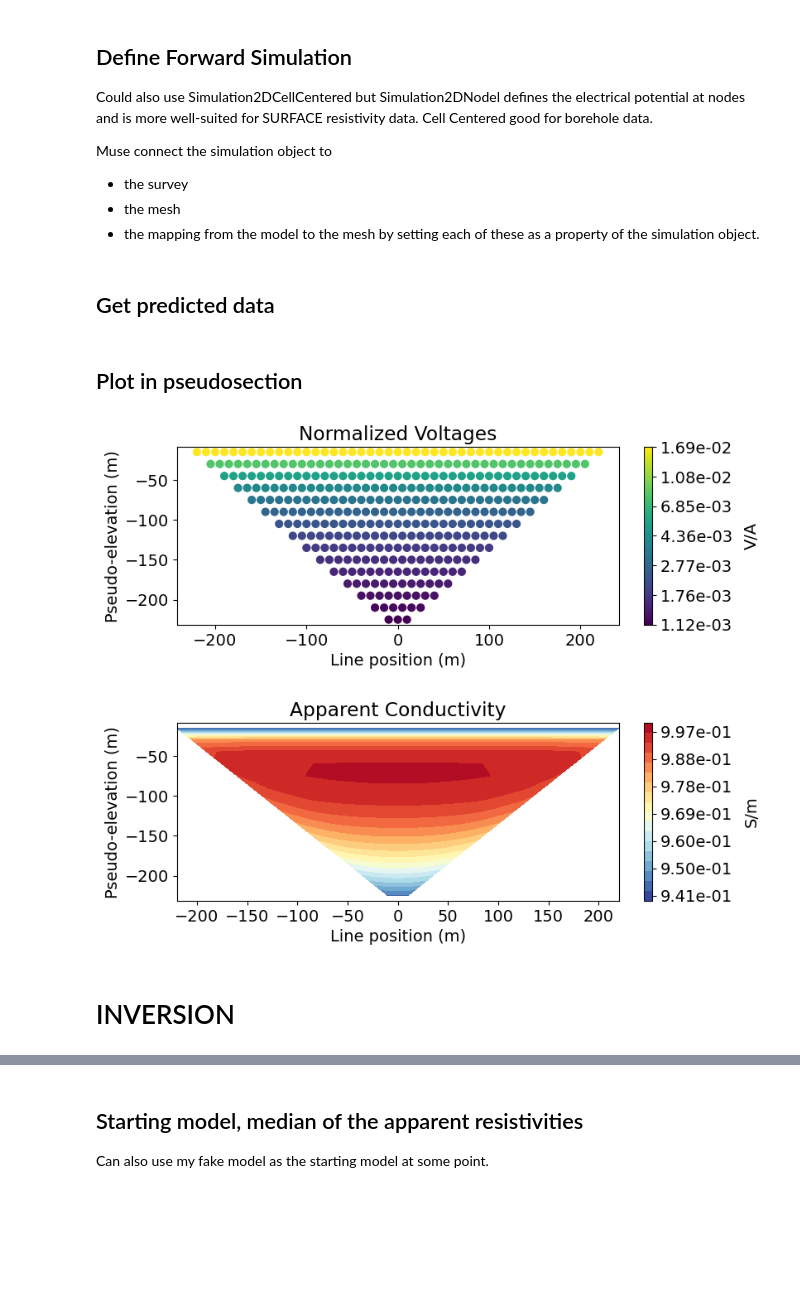
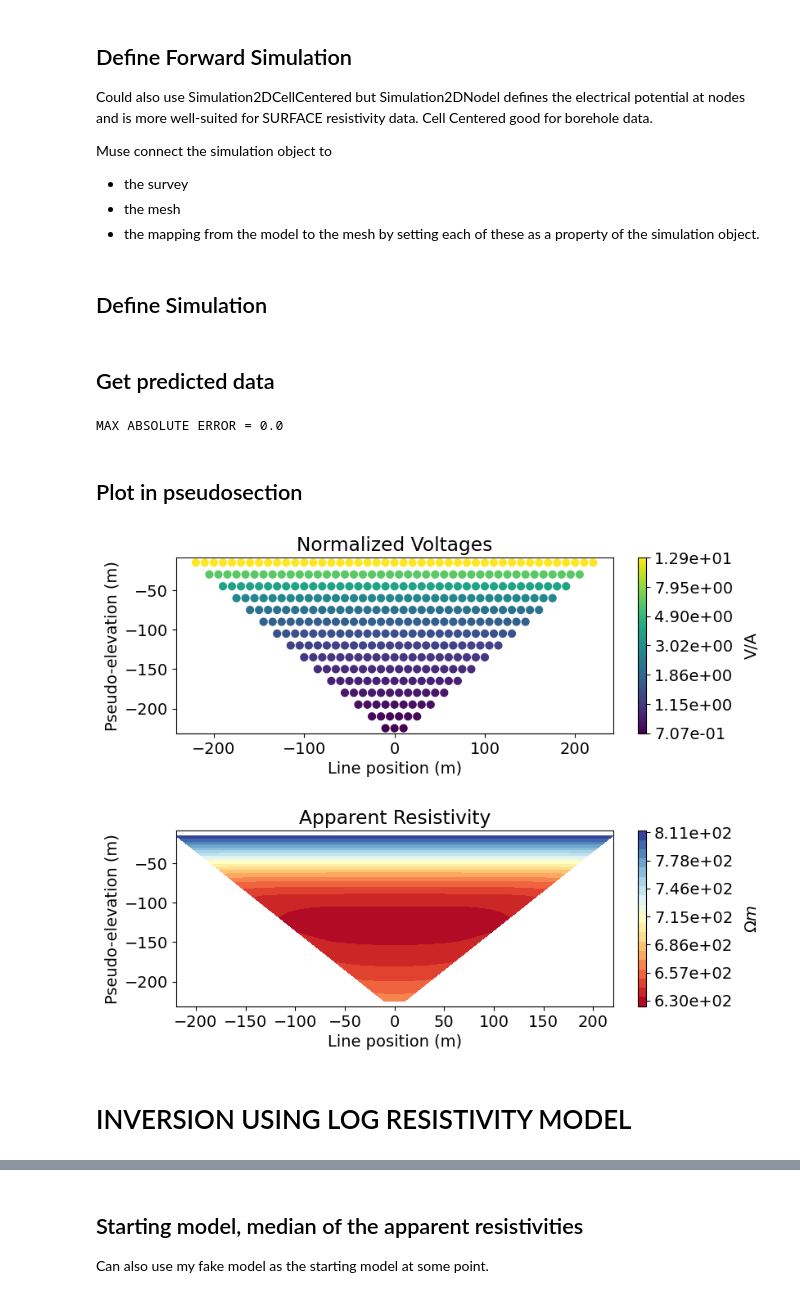
Before and after one commit to CaraBGJames/eosc-556-project, a Jupyter notebook: inversion_testing_permafrost.ipynb, the cells around one changed output, grey strips where cells are left out. Drawn from its saved outputs; the diff is of its cells as text; code cells hidden in the pictures; blank space fills up the shorter version.

```diff
--- a/inversion_testing_permafrost.ipynb
+++ b/inversion_testing_permafrost.ipynb
@@ -282,5 +282,5 @@ def plot_electrode_positions(topo, electrodes):
 file_path = "data/Project4_Wenner_1.dat"
 elev_filepath = 'data/Project4_Wenner_1_elev_profile.txt'
 n_points = 401
-voltage_data, topo_2d = generate_dcdata_from_res2dinv_with_topo(file_path, topo_file_path=None, n_points=401, std_method="measured")
+voltage_data, topo_2d = generate_dcdata_from_res2dinv_with_topo(file_path, topo_file_path=None, n_points=401, std_method="constant")
 # %% [output]
@@ -516,9 +528,9 @@ Made a model that contains multiple layers (active layer, permafrost, bedrock).
 In future can add ice lenses or wedges here and see how well they are recovered
 # %%
 # define the model
-air_cond = 1e-8
-active_layer_cond = 1 / 50
-perma_layer_cond = 1 / 600
-bedrock_cond = 1 / 10000
+air_res =  1e8
+active_layer_res = 50
+perma_layer_res = 600
+bedrock_res = 10000
 # %%
 #use simpeg model builder functions to create the 3 layers
@@ -590,45 +598,70 @@ voltage_simulation = dc.simulation_2d.Simulation2DNodal(
+# %% [markdown]
+## Define Simulation
+# %%
+#DC simulation for a conductivity model
+voltage_simulation_con = dc.simulation_2d.Simulation2DNodal(
+    mesh, survey=voltage_data.survey, sigmaMap=conductivity_map
+)
+
+# # # DC simulation for a log-resistivity model
+voltage_simulation_res = dc.simulation_2d.Simulation2DNodal(
+    mesh, survey=voltage_data.survey, rhoMap=log_resistivity_map
+)
 # %% [markdown]
 ## Get predicted data
 # %%
-dpred_con = voltage_simulation.dpred(conductivity_model)
+# conductivity model
+dpred_con = voltage_simulation_con.dpred(conductivity_model)
+
+# #log-resistivity model
+dpred_res = voltage_simulation_res.dpred(log_resistivity_model)
+# %%
+print("MAX ABSOLUTE ERROR = {}".format(np.max(np.abs(dpred_con - dpred_res))))
+# %% [output]
+MAX ABSOLUTE ERROR = 0.0
 # %% [markdown]
 ## Plot in pseudosection
 # %%
+#choose which to plot
+dpred = dpred_res
+
+
 # Plot voltages pseudo-section
 fig = plt.figure(figsize=(8, 2.75))
 ax1 = fig.add_axes([0.1, 0.15, 0.75, 0.78])
 plot_pseudosection(
     voltage_data.survey,
-    dobs=np.abs(dpred_con),
+    dobs=np.abs(dpred),
     plot_type="scatter",
     ax=ax1,
     scale="log",
     cbar_label="V/A",
     scatter_opts={"cmap": mpl.cm.viridis},
 )
 ax1.set_title("Normalized Voltages")
 plt.show()
 
 # Get apparent conductivities from volts and survey geometry
-apparent_conductivities = 1 / apparent_resistivity_from_voltage(voltage_data.survey, dpred_con)
+apparent_resistivity = apparent_resistivity_from_voltage(voltage_data.survey, dpred)
 
 # Plot apparent conductivity pseudo-section
 fig = plt.figure(figsize=(8, 2.75))
 ax1 = fig.add_axes([0.1, 0.15, 0.75, 0.78])
 plot_pseudosection(
     voltage_data.survey,
-    dobs=apparent_conductivities,
+    apparent_resistivity,
     plot_type="contourf",
     ax=ax1,
     scale="log",
-    cbar_label="S/m",
+    cbar_label="$\Omega m$",
     mask_topography=True,
-    contourf_opts={"levels": 20, "cmap": mpl.cm.RdYlBu_r},
+    contourf_opts={"levels": 20, "cmap": mpl.cm.RdYlBu},
+    # clim = [1,10000],
 )
-ax1.set_title("Apparent Conductivity")
+ax1.set_title("Apparent Resistivity")
 plt.show()
 # %% [output]
-[figure, old version]
+[figure, new version]
-[figure, old version]
+[figure, new version]
 # %% [markdown]
-# INVERSION
+# INVERSION USING LOG RESISTIVITY MODEL
```
Also changed, not shown: parts of 23 cells of this notebook.
